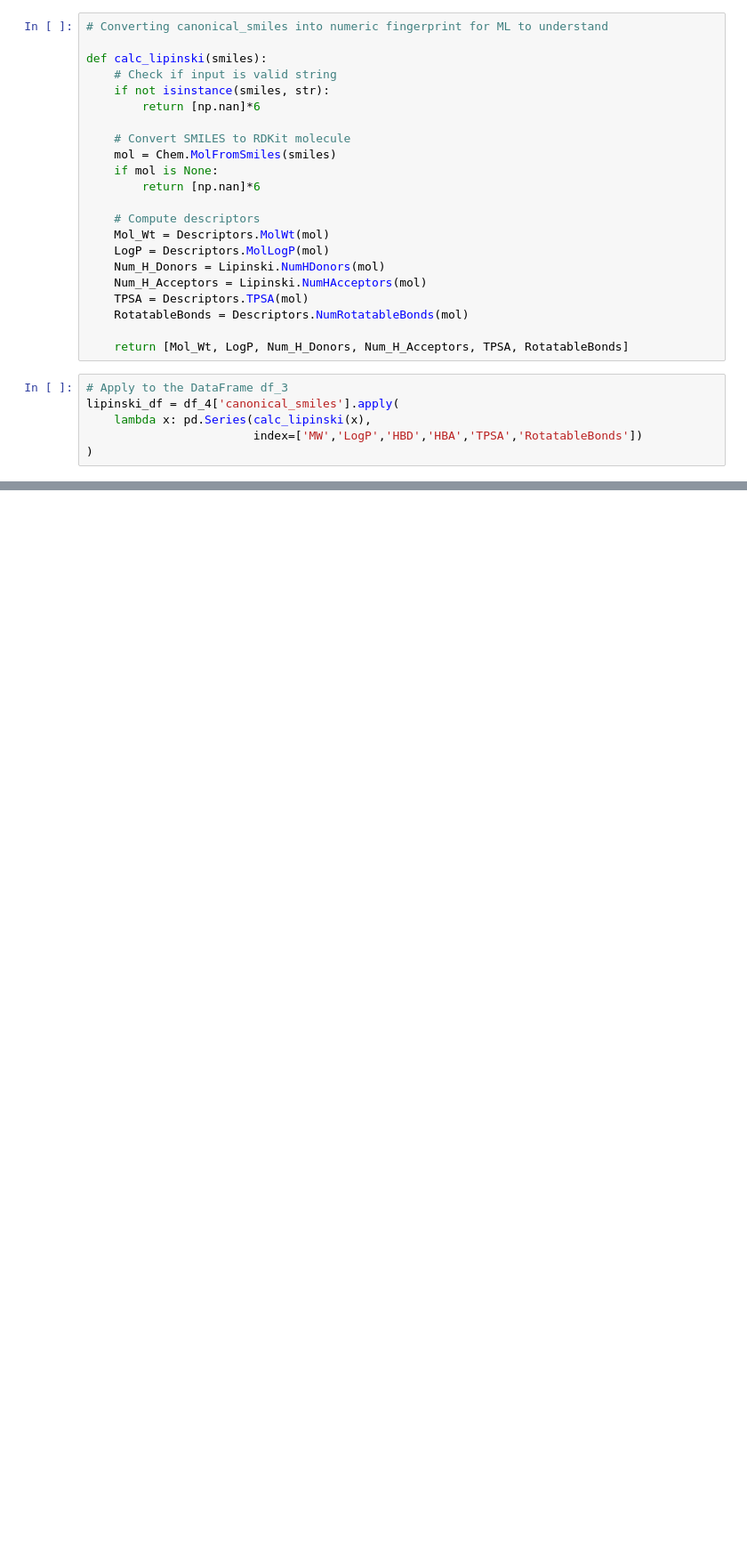
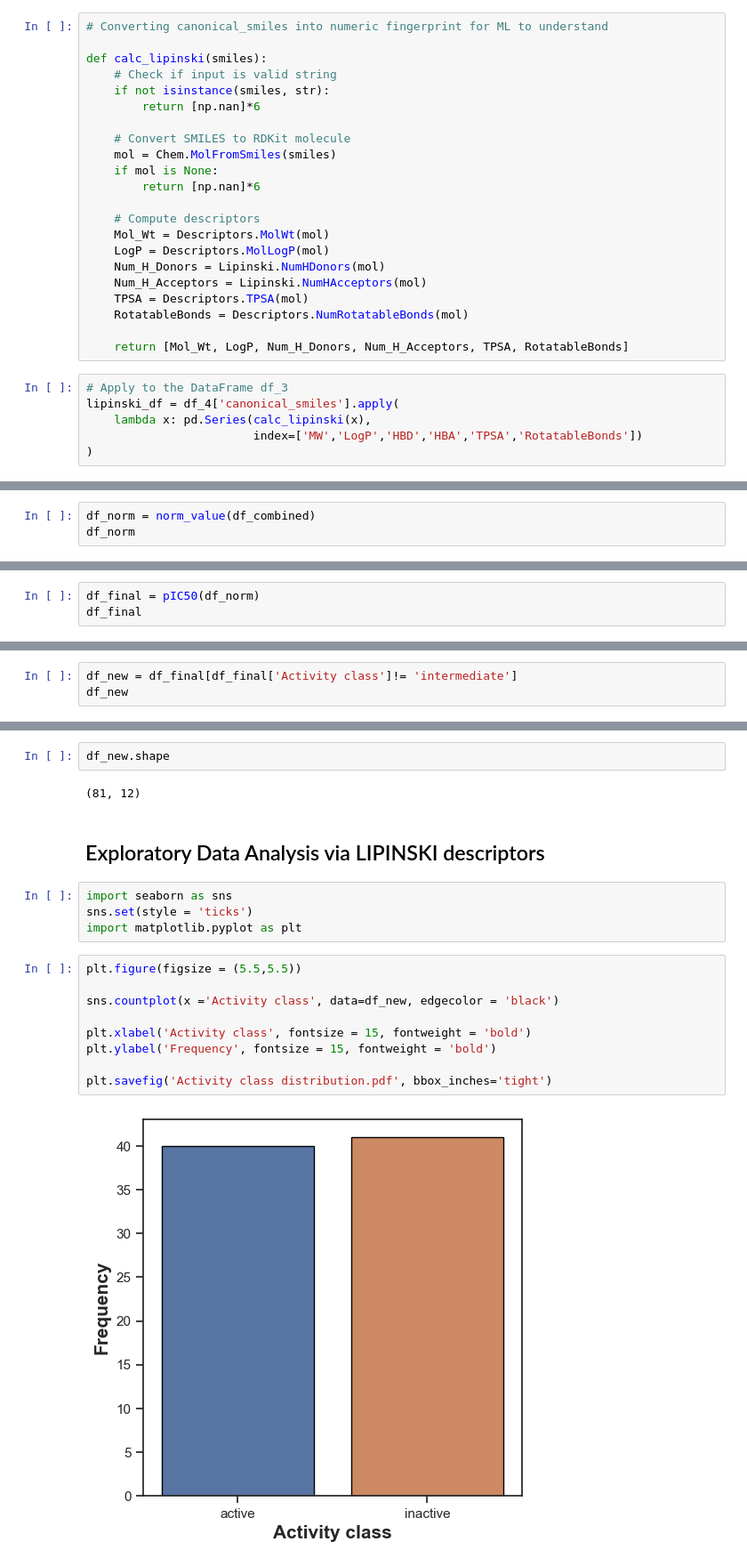
Before and after one commit to dhairya-v/Drug_discovery_project, a Jupyter notebook: Project_1.ipynb, the cells around one changed output, grey strips where cells are left out. Shown at 89% size. Cells and saved outputs as stored; diff of their text form; blank space fills up the shorter version.

```diff
--- a/Project_1.ipynb
+++ b/Project_1.ipynb
@@ -180,0 +239,3 @@ df_combined.shape
+# %%
+df_norm = norm_value(df_combined)
+df_norm
@@ -180,0 +268,3 @@ df_combined.shape
+# %%
+df_final = pIC50(df_norm)
+df_final
@@ -180,0 +297,3 @@ df_combined.shape
+# %%
+df_new = df_final[df_final['Activity class']!= 'intermediate']
+df_new
@@ -180,0 +314,21 @@ df_combined.shape
+# %%
+df_new.shape
+# %% [output]
+(81, 12)
+# %% [markdown]
+## Exploratory Data Analysis via LIPINSKI descriptors
+# %%
+import seaborn as sns
+sns.set(style = 'ticks')
+import matplotlib.pyplot as plt
+# %%
+plt.figure(figsize = (5.5,5.5))
+
+sns.countplot(x ='Activity class', data=df_new, edgecolor = 'black')
+
+plt.xlabel('Activity class', fontsize = 15, fontweight = 'bold')
+plt.ylabel('Frequency', fontsize = 15, fontweight = 'bold')
+
+plt.savefig('Activity class distribution.pdf', bbox_inches='tight')
+# %% [output]
+[figure, added]
```
Also changed, not shown: parts of 35 cells of this notebook.
